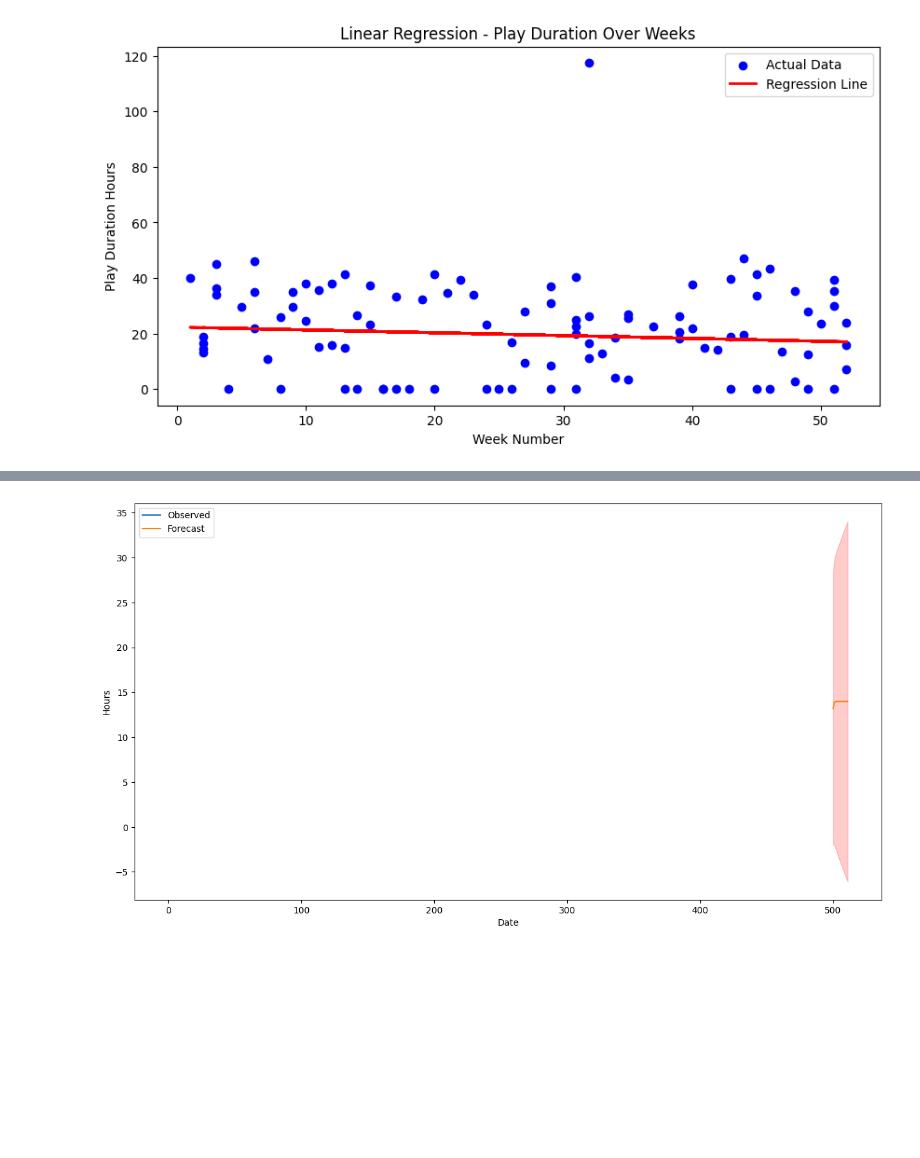
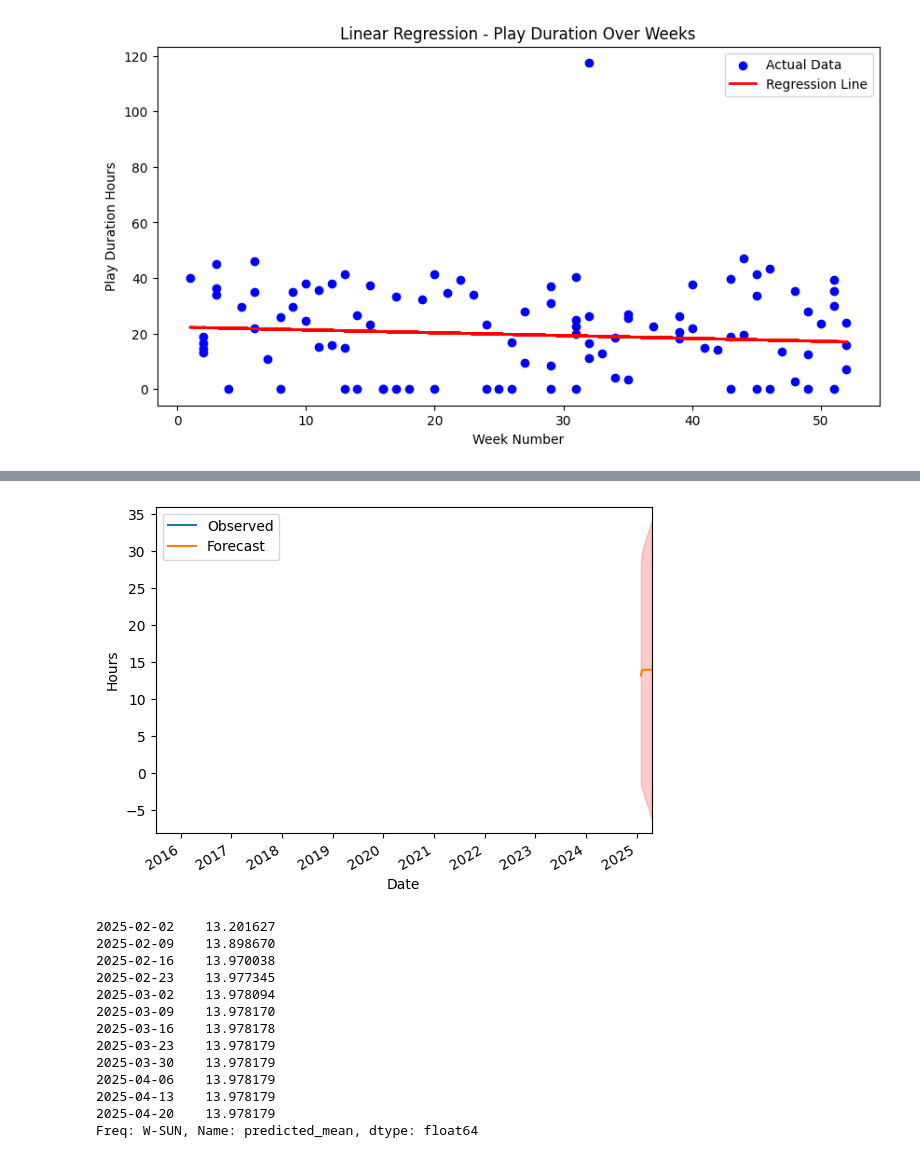
Before and after one commit to kurt-jr/Genius, a Jupyter notebook: AppleMusic.ipynb, the cells around one changed output, grey strips where cells are left out. Saved outputs shown, nothing was run; the diff lists cells and outputs as text; code cells hidden in the pictures; blank space fills up the shorter version.

```diff
--- a/AppleMusic.ipynb
+++ b/AppleMusic.ipynb
@@ -621,3 +621,7 @@ plt.show()
 # %% [output]
 Linear Regression RMSE: 17.29
 [figure]
+# %%
+weeks_hours.set_index('Date Played', inplace=True)
+print(weeks_hours.index)
+print(weeks_hours.index.dtype)
@@ -624,6 +638,11 @@ Linear Regression RMSE: 17.29
 # %%
 import statsmodels.api as sm
 from statsmodels.tsa.statespace.sarimax import SARIMAX
+# Infer frequency of the datetime index
+inferred_freq = pd.infer_freq(weeks_hours.index)
+
+# Set the frequency of the index
+weeks_hours.index = pd.date_range(start=weeks_hours.index[0], periods=len(weeks_hours), freq=inferred_freq)
 # Define the SARIMA model parameters
 p = 1  # Autoregressive order
 d = 1  # Degree of differencing
@@ -726,20 +757,35 @@ plt.show()
 # %%
 #Forecast the future values
 forecast_steps = 12  # Number of steps to forecast
 forecast = arima_fit.get_forecast(steps=forecast_steps)
 
 # Get confidence intervals of the forecasts
 forecast_ci = forecast.conf_int()
 # Plot the forecasts
 
-ax = weeks_hours['Play Duration Hours'].plot(label='Observed', figsize=(15, 8))
+ax = weeks_hours['Play Duration Hours'].plot(label='Observed')
 forecast.predicted_mean.plot(ax=ax, label='Forecast')
 ax.fill_between(forecast_ci.index,
                 forecast_ci.iloc[:, 0],
                 forecast_ci.iloc[:, 1], color='r', alpha=0.2)
 ax.set_xlabel('Date')
 ax.set_ylabel('Hours')
+ax.set_xlim([weeks_hours.index[0], forecast_ci.index[-1]])
 plt.legend()
 plt.show()
+print(forecast.predicted_mean)
 # %% [output]
-[figure, old version]
+[figure, new version]
+2025-02-02    13.201627
+2025-02-09    13.898670
+2025-02-16    13.970038
+2025-02-23    13.977345
+2025-03-02    13.978094
+2025-03-09    13.978170
+2025-03-16    13.978178
+2025-03-23    13.978179
+2025-03-30    13.978179
+2025-04-06    13.978179
+2025-04-13    13.978179
+2025-04-20    13.978179
+Freq: W-SUN, Name: predicted_mean, dtype: float64
```
Also changed, not shown: parts of 6 cells of this notebook.
